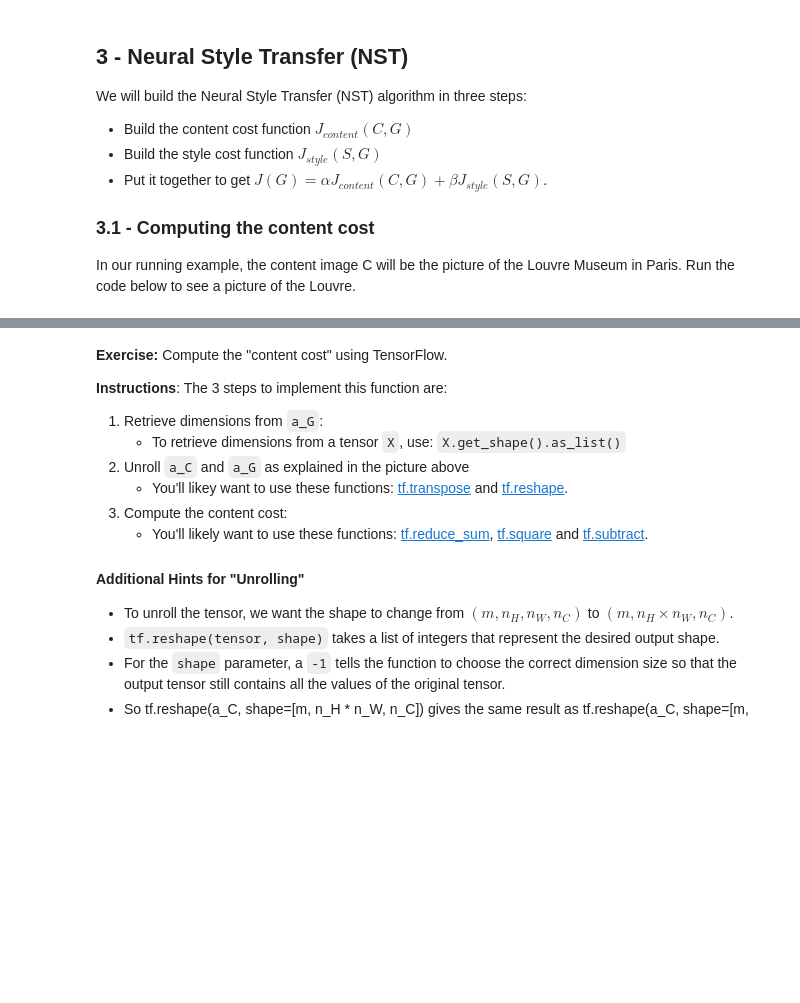
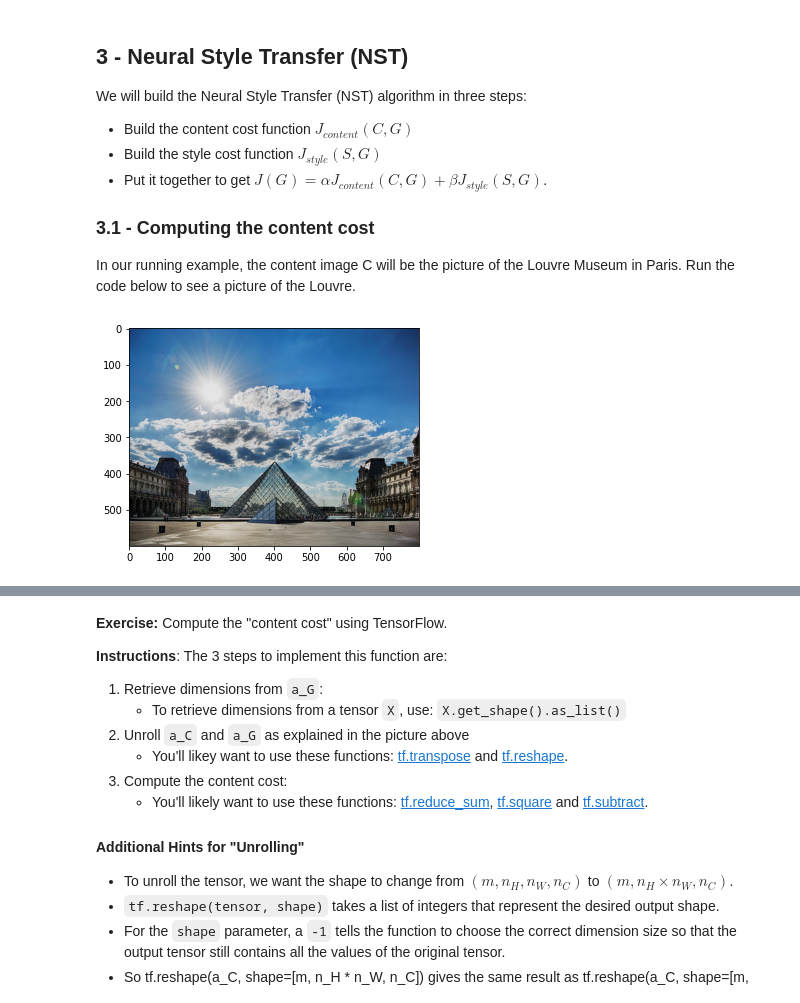
Before and after one commit to damianiRiccardo90/DL-Specialization, a Jupyter notebook: C4-Convolutional_Neural_Networks/W4-Special_applications_Face_recognition_and_Neural_style_transfer/Art_Generation_with_Neural_Style_Transfer_v3a.ipynb, the cells around one changed output, grey strips where cells are left out. Drawn from its saved outputs; the diff is of its cells as text; code cells hidden in the pictures; blank space fills up the shorter version.

```diff
--- a/C4-Convolutional_Neural_Networks/W4-Special_applications_Face_recognition_and_Neural_style_transfer/Art_Generation_with_Neural_Style_Transfer_v3a.ipynb
+++ b/C4-Convolutional_Neural_Networks/W4-Special_applications_Face_recognition_and_Neural_style_transfer/Art_Generation_with_Neural_Style_Transfer_v3a.ipynb
@@ -142,8 +142,12 @@ We will build the Neural Style Transfer (NST) algorithm in three steps:
 
 In our running example, the content image C will be the picture of the Louvre Museum in Paris. Run the code below to see a picture of the Louvre.
 # %%
-content_image = scipy.misc.imread("images/louvre.jpg")
+import imageio
+
+content_image = imageio.imread("images/louvre.jpg")
 imshow(content_image);
+# %% [output]
+[figure, added]
 # %% [markdown]
 The content image (C) shows the Louvre museum's pyramid surrounded by old Paris buildings, against a sunny sky with a few clouds.
 
```
